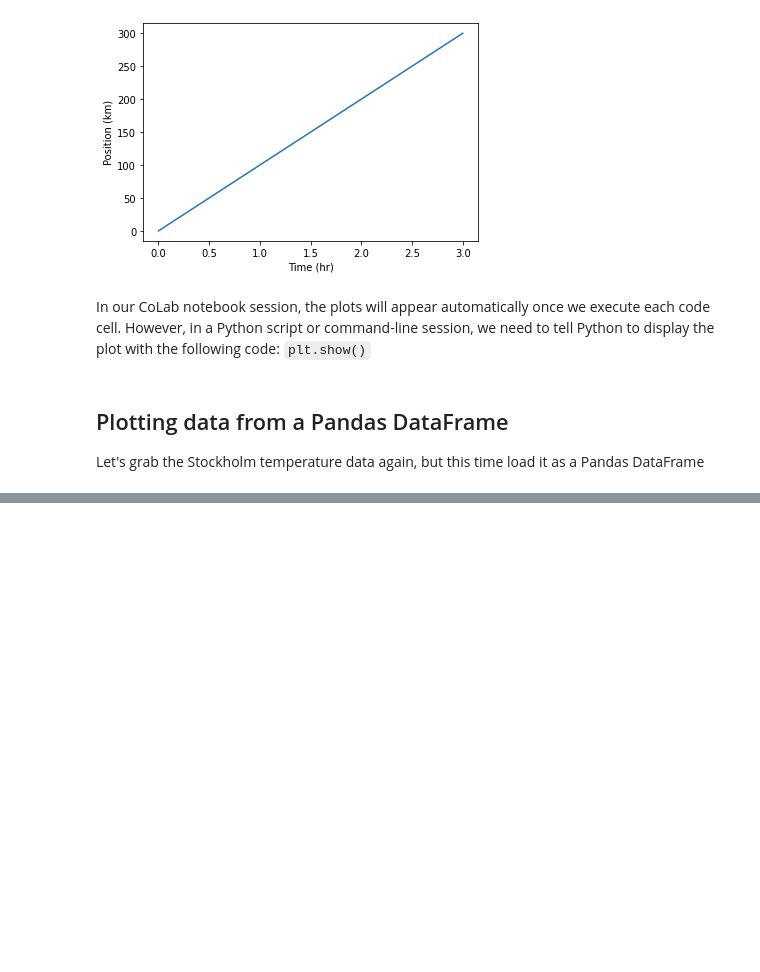
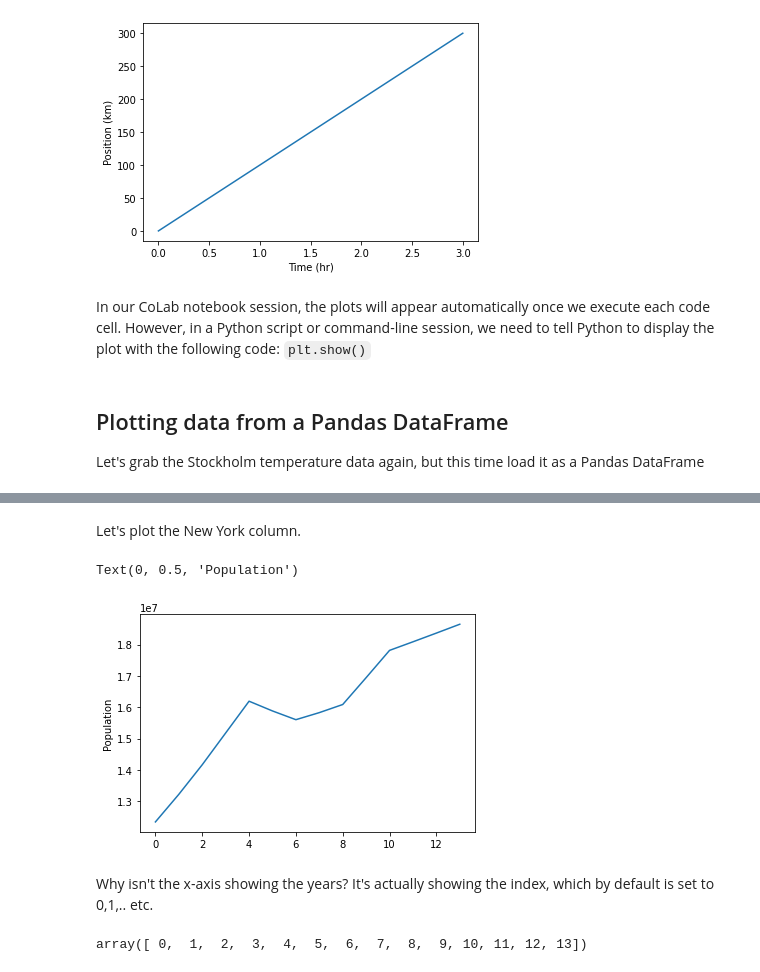
Before and after one commit to shaunmahony/BMMB554-2022, a Jupyter notebook: ipynb/matplotlib.ipynb, the cells around one changed output, grey strips where cells are left out. Cells and saved outputs as stored; diff of their text form; code cells hidden in the pictures; blank space fills up the shorter version.

```diff
--- a/ipynb/matplotlib.ipynb
+++ b/ipynb/matplotlib.ipynb
@@ -69,0 +70,14 @@ data.head()
+# %% [markdown]
+Let's plot the New York column.
+# %%
+cities['New York'].plot()
+plt.ylabel('Population')
+# %% [output]
+Text(0, 0.5, 'Population')
+[figure, added]
+# %% [markdown]
+Why isn't the x-axis showing the years? It's actually showing the index, which by default is set to 0,1,.. etc.
+# %%
+cities.index.values
+# %% [output]
+array([ 0,  1,  2,  3,  4,  5,  6,  7,  8,  9, 10, 11, 12, 13])
```
Also changed, not shown: parts of 46 cells of this notebook.
